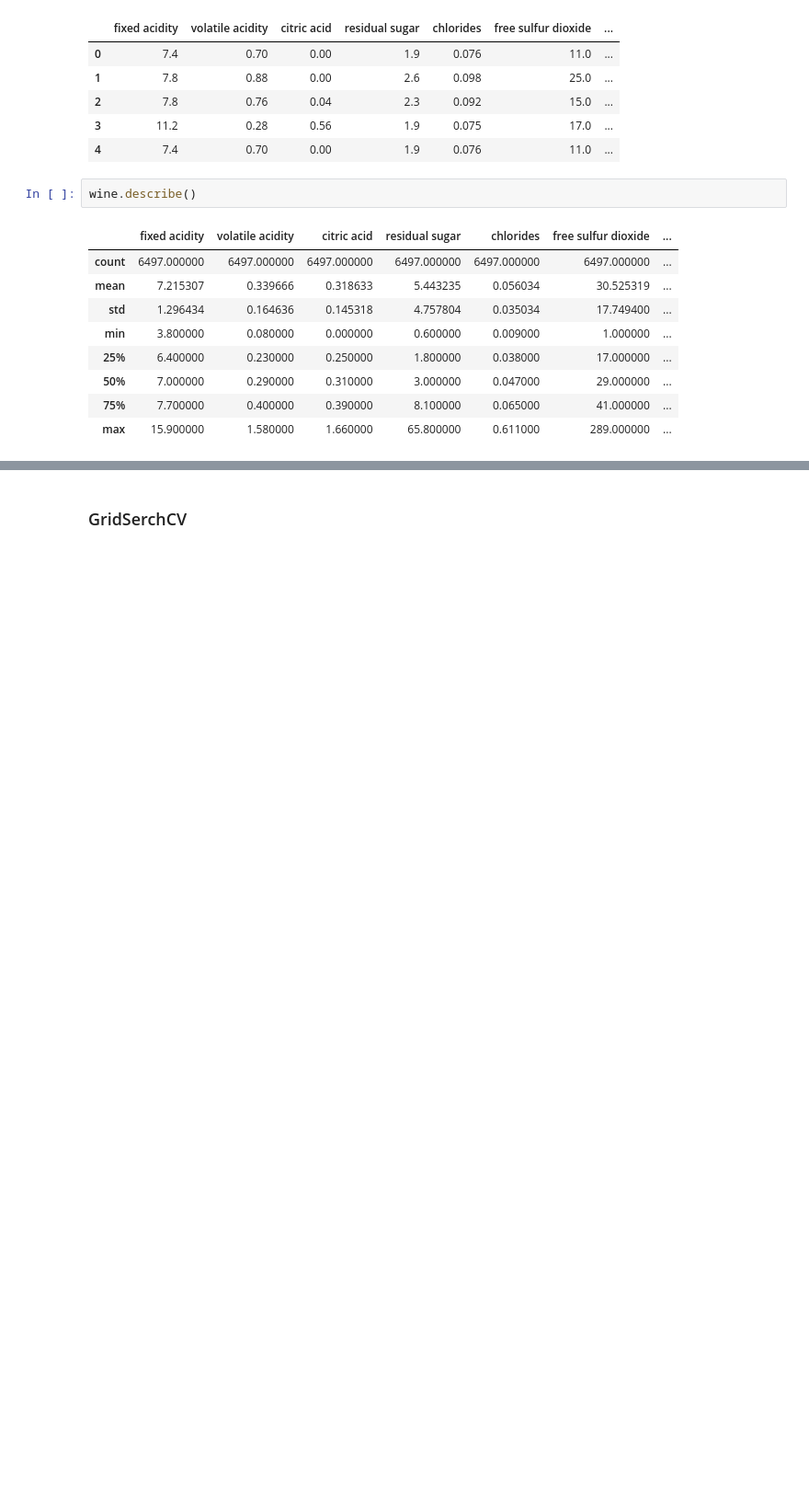
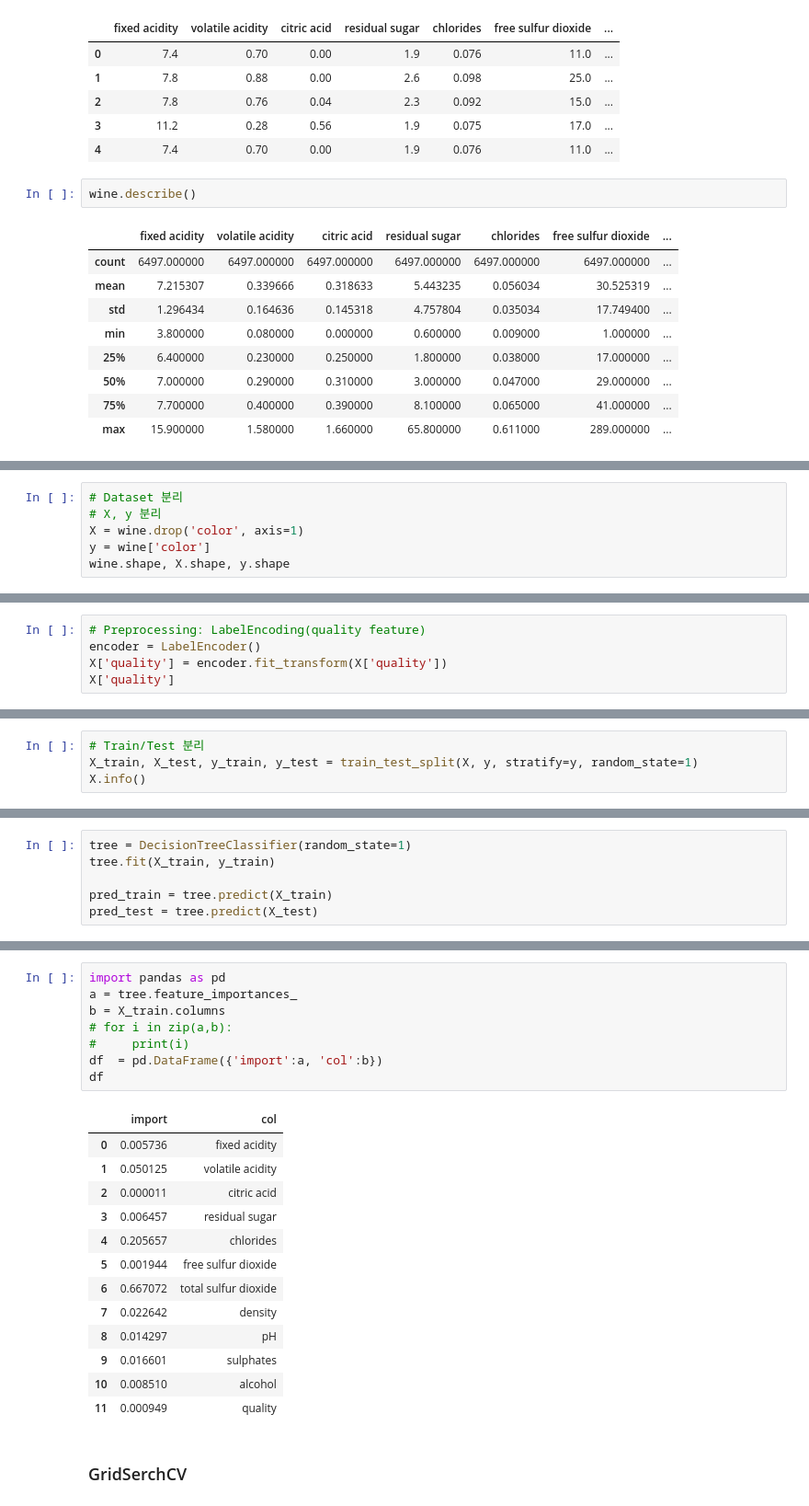
Before and after one commit to Slangoij/TIL_TodayILearned, a Jupyter notebook: 07. 머신러닝/09_결정트리와 랜덤포레스트.ipynb, the cells around one changed output, grey strips where cells are left out. Shown at 92% size. Cells and saved outputs as stored; diff of their text form; blank space fills up the shorter version.

```diff
--- a/07. 머신러닝/09_결정트리와 랜덤포레스트.ipynb
+++ b/07. 머신러닝/09_결정트리와 랜덤포레스트.ipynb
@@ -117,0 +124,6 @@ wine.describe()
+# %%
+# Dataset 분리
+# X, y 분리
+X = wine.drop('color', axis=1)
+y = wine['color']
+wine.shape, X.shape, y.shape
@@ -117,0 +135,5 @@ wine.describe()
+# %%
+# Preprocessing: LabelEncoding(quality feature)
+encoder = LabelEncoder()
+X['quality'] = encoder.fit_transform(X['quality'])
+X['quality']
@@ -117,0 +153,4 @@ wine.describe()
+# %%
+# Train/Test 분리
+X_train, X_test, y_train, y_test = train_test_split(X, y, stratify=y, random_state=1)
+X.info()
@@ -117,0 +177,6 @@ wine.describe()
+# %%
+tree = DecisionTreeClassifier(random_state=1)
+tree.fit(X_train, y_train)
+
+pred_train = tree.predict(X_train)
+pred_test = tree.predict(X_test)
@@ -118,2 +232,24 @@ wine.describe()
+# %%
+import pandas as pd
+a = tree.feature_importances_
+b = X_train.columns
+# for i in zip(a,b):
+#     print(i)
+df  = pd.DataFrame({'import':a, 'col':b})
+df
+# %% [output]
+|  | import | col |
+| 0 | 0.005736 | fixed acidity |
+| 1 | 0.050125 | volatile acidity |
+| 2 | 0.000011 | citric acid |
+| 3 | 0.006457 | residual sugar |
+| 4 | 0.205657 | chlorides |
+| 5 | 0.001944 | free sulfur dioxide |
+| 6 | 0.667072 | total sulfur dioxide |
+| 7 | 0.022642 | density |
+| 8 | 0.014297 | pH |
+| 9 | 0.016601 | sulphates |
+| 10 | 0.008510 | alcohol |
+| 11 | 0.000949 | quality |
 # %% [markdown]
 ### GridSerchCV
```
Also changed, not shown: parts of 28 cells of this notebook, 4 other files.
